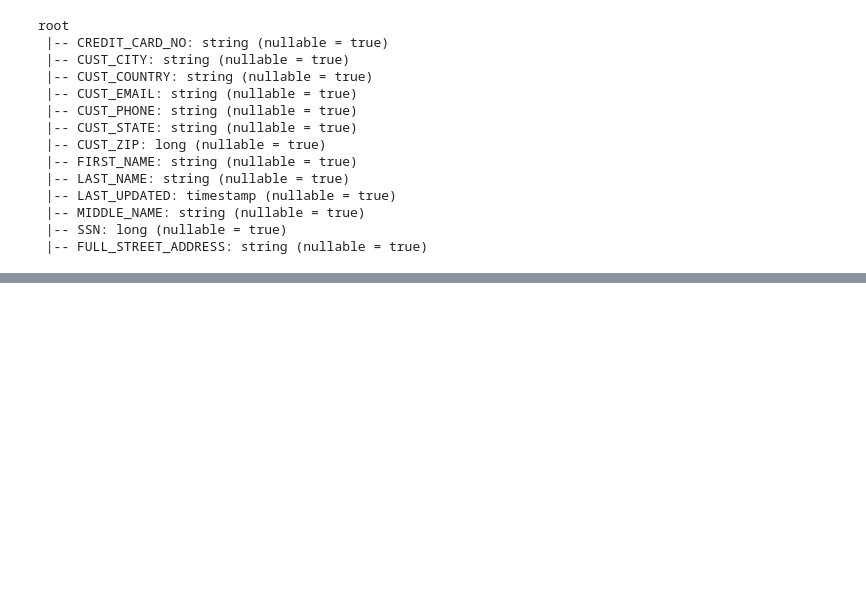
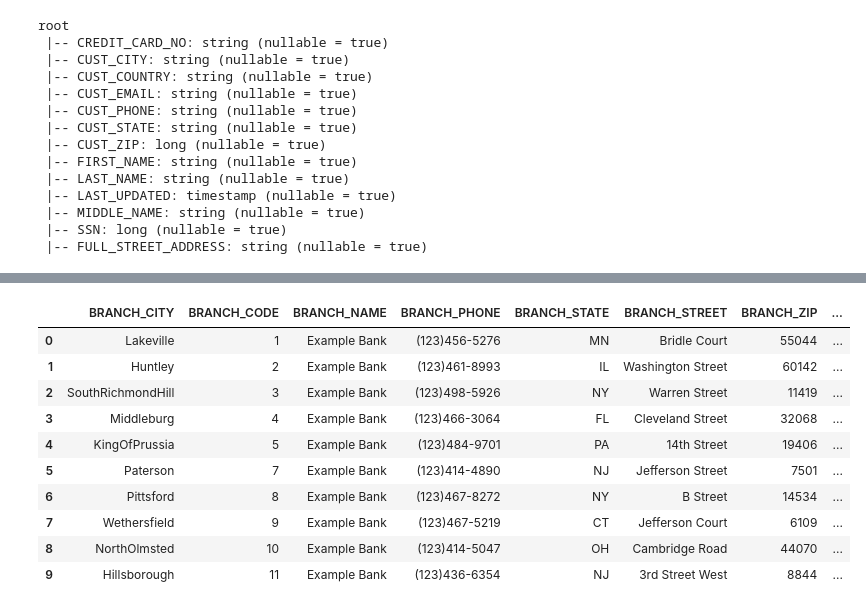
Before and after one commit to The-Captain-William/Per-Scholas-Capstone, a Jupyter notebook: testing/pyspark_extract.ipynb, the cells around one changed output, grey strips where cells are left out. Saved outputs shown, nothing was run; the diff lists cells and outputs as text; code cells hidden in the pictures; blank space fills up the shorter version.

```diff
--- a/testing/pyspark_extract.ipynb
+++ b/testing/pyspark_extract.ipynb
@@ -370,0 +463,11 @@ customer_transformed_df.coalesce(1).write.json(path='../data/credit_card_dataset
+# %%
+def parse_phone_number(phone_number):  # (xxx)xxx-xxxx
+    phone_number = str(phone_number)
+    if len(phone_number) == 10:
+        phone_number = list(phone_number)
+        phone_number.insert(0, "(")  # 0
+        phone_number.insert(4, ")")  # 0, 1, 2 + 3 = 4
+        phone_number.insert(-4, "-")
+        return "".join(char for char in phone_number)
+    else:
+        pass
@@ -370,0 +478,16 @@ customer_transformed_df.coalesce(1).write.json(path='../data/credit_card_dataset
+# %%
+branch_df_p['BRANCH_PHONE'] = branch_df_p['BRANCH_PHONE'].apply(parse_phone_number)
+# %%
+branch_df_p.head(10)
+# %% [output]
+|  | BRANCH_CITY | BRANCH_CODE | BRANCH_NAME | BRANCH_PHONE | BRANCH_STATE | BRANCH_STREET | BRANCH_ZIP | ... |
+| 0 | Lakeville | 1 | Example Bank | (123)456-5276 | MN | Bridle Court | 55044 | ... |
+| 1 | Huntley | 2 | Example Bank | (123)461-8993 | IL | Washington Street | 60142 | ... |
+| 2 | SouthRichmondHill | 3 | Example Bank | (123)498-5926 | NY | Warren Street | 11419 | ... |
+| 3 | Middleburg | 4 | Example Bank | (123)466-3064 | FL | Cleveland Street | 32068 | ... |
+| 4 | KingOfPrussia | 5 | Example Bank | (123)484-9701 | PA | 14th Street | 19406 | ... |
+| 5 | Paterson | 7 | Example Bank | (123)414-4890 | NJ | Jefferson Street | 7501 | ... |
+| 6 | Pittsford | 8 | Example Bank | (123)467-8272 | NY | B Street | 14534 | ... |
+| 7 | Wethersfield | 9 | Example Bank | (123)467-5219 | CT | Jefferson Court | 6109 | ... |
+| 8 | NorthOlmsted | 10 | Example Bank | (123)414-5047 | OH | Cambridge Road | 44070 | ... |
+| 9 | Hillsborough | 11 | Example Bank | (123)436-6354 | NJ | 3rd Street West | 8844 | ... |
```
Also changed, not shown: parts of 17 cells of this notebook.
